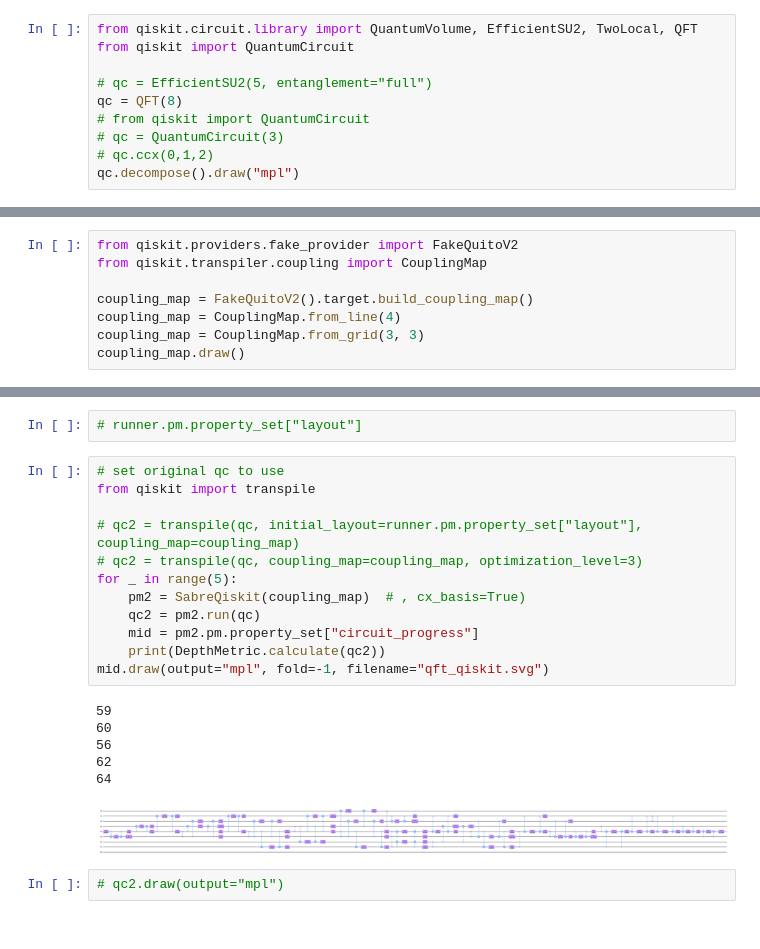
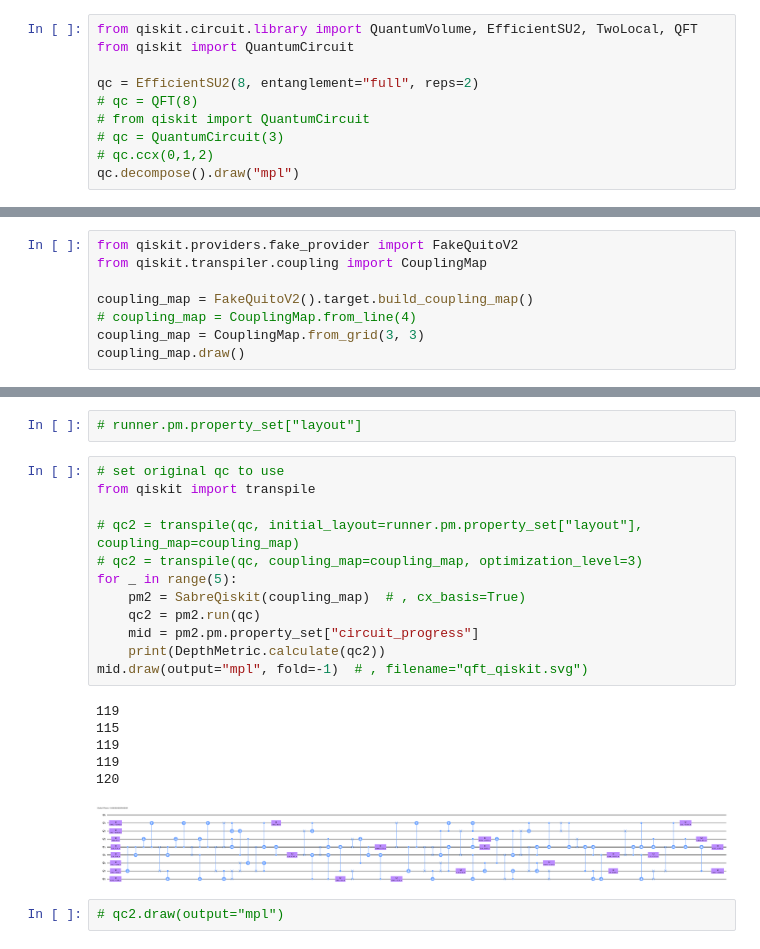
Before and after one commit to Pitt-JonesLab/mirror-gates, a Jupyter notebook: src/notebooks/bench.ipynb, the cells around one changed output, grey strips where cells are left out. Cells and saved outputs as stored; diff of their text form.

```diff
--- a/src/notebooks/bench.ipynb
+++ b/src/notebooks/bench.ipynb
@@ -200,8 +106,8 @@ Metric: Depth, Circuit: wstate_n27, Transpiler: SabreQiskit
 from qiskit.circuit.library import QuantumVolume, EfficientSU2, TwoLocal, QFT
 from qiskit import QuantumCircuit
 
-# qc = EfficientSU2(5, entanglement="full")
-qc = QFT(8)
+qc = EfficientSU2(8, entanglement="full", reps=2)
+# qc = QFT(8)
 # from qiskit import QuantumCircuit
 # qc = QuantumCircuit(3)
 # qc.ccx(0,1,2)
@@ -213,7 +119,7 @@ from qiskit.providers.fake_provider import FakeQuitoV2
 from qiskit.transpiler.coupling import CouplingMap
 
 coupling_map = FakeQuitoV2().target.build_coupling_map()
-coupling_map = CouplingMap.from_line(4)
+# coupling_map = CouplingMap.from_line(4)
 coupling_map = CouplingMap.from_grid(3, 3)
 coupling_map.draw()
 # %% [output]
@@ -258,22 +163,22 @@ mid.draw(output="mpl", fold=-1, filename="qft_vs.svg")
 # %%
 # set original qc to use
 from qiskit import transpile
 
 # qc2 = transpile(qc, initial_layout=runner.pm.property_set["layout"], coupling_map=coupling_map)
 # qc2 = transpile(qc, coupling_map=coupling_map, optimization_level=3)
 for _ in range(5):
     pm2 = SabreQiskit(coupling_map)  # , cx_basis=True)
     qc2 = pm2.run(qc)
     mid = pm2.pm.property_set["circuit_progress"]
     print(DepthMetric.calculate(qc2))
-mid.draw(output="mpl", fold=-1, filename="qft_qiskit.svg")
+mid.draw(output="mpl", fold=-1)  # , filename="qft_qiskit.svg")
 # %% [output]
-59
-60
-56
-62
-64
+119
+115
+119
+119
+120
-[figure, old version]
+[figure, new version]
 # %%
 # qc2.draw(output="mpl")
 # %%
```
Also changed, not shown: parts of 10 cells of this notebook, 5 other files.
